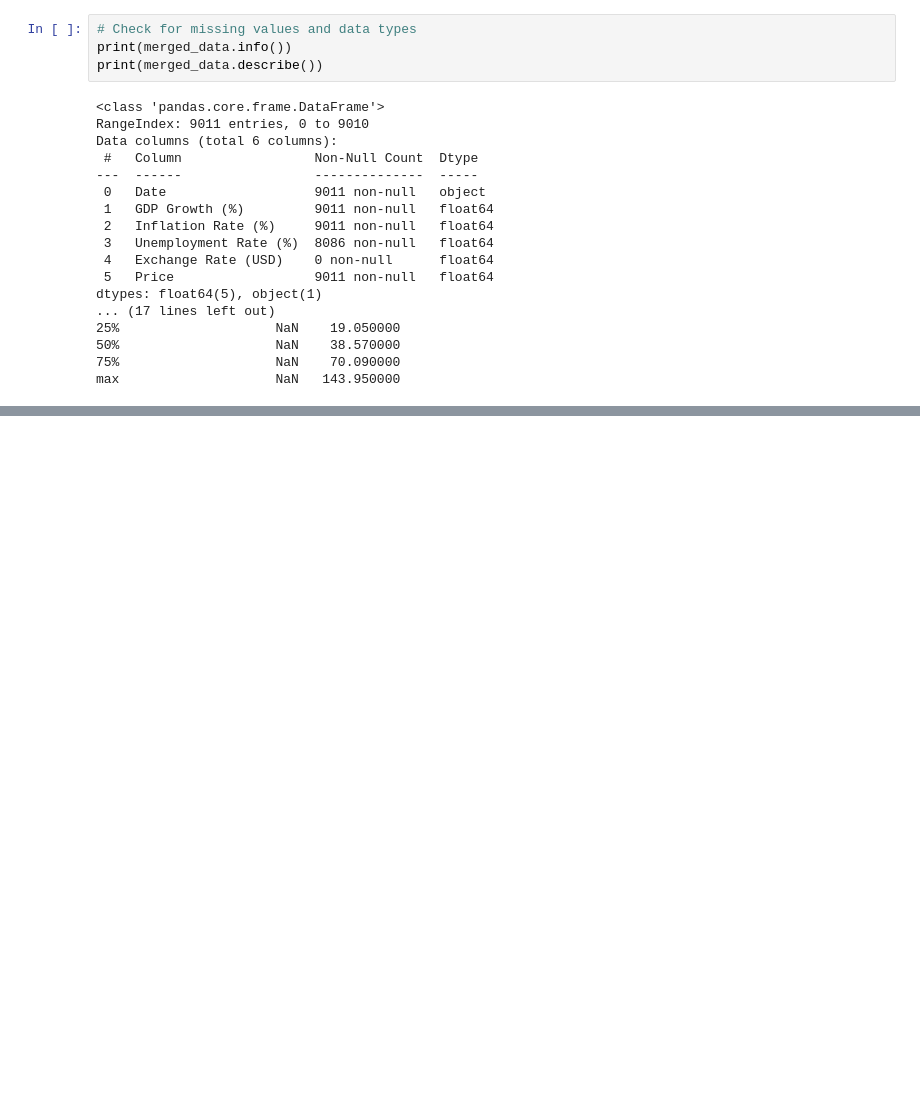
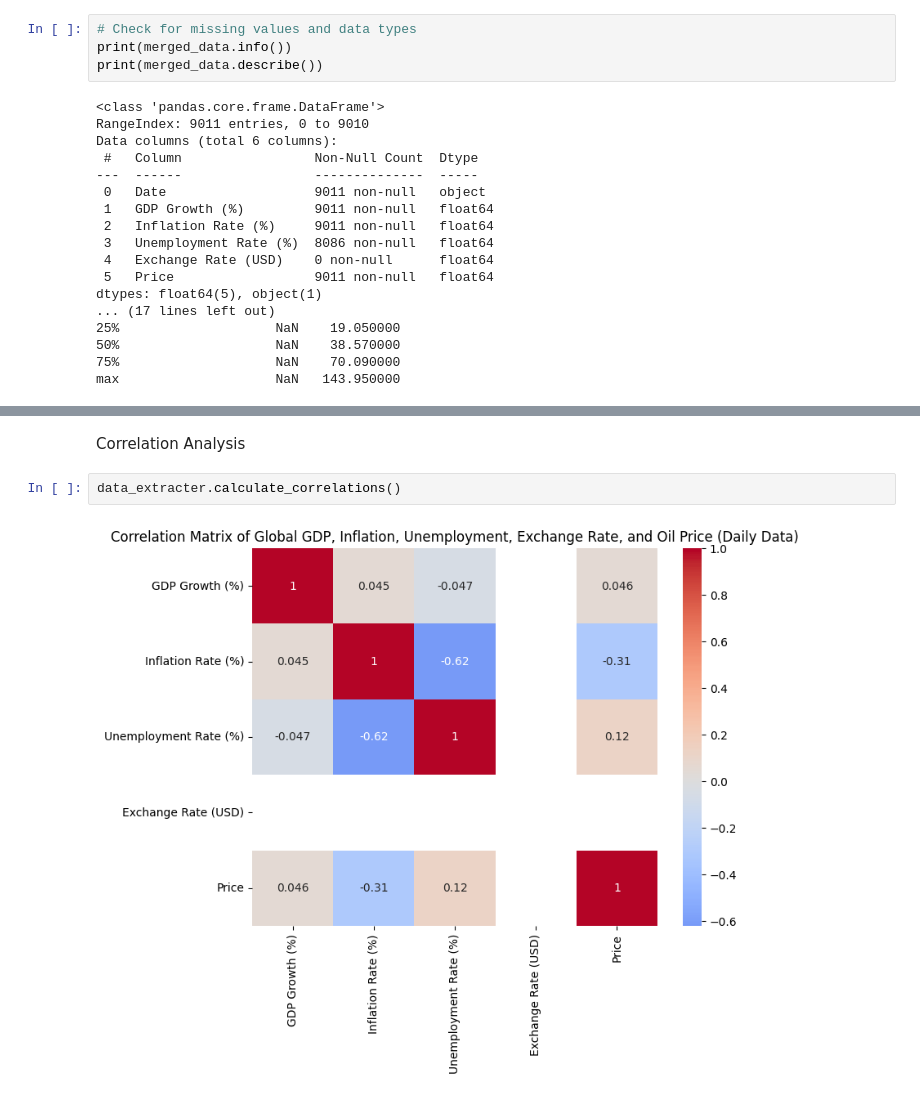
Before and after one commit to brook1167/Birhan-Energies, a Jupyter notebook: notebooks/task2.ipynb, the cells around one changed output, grey strips where cells are left out. Saved outputs shown, nothing was run; the diff lists cells and outputs as text; blank space fills up the shorter version.

```diff
--- a/notebooks/task2.ipynb
+++ b/notebooks/task2.ipynb
@@ -120,0 +150,6 @@ max                    NaN   143.950000
+# %% [markdown]
+Correlation Analysis
+# %%
+data_extracter.calculate_correlations()
+# %% [output]
+[figure, added]
```
Also changed, not shown: parts of 3 cells of this notebook.
